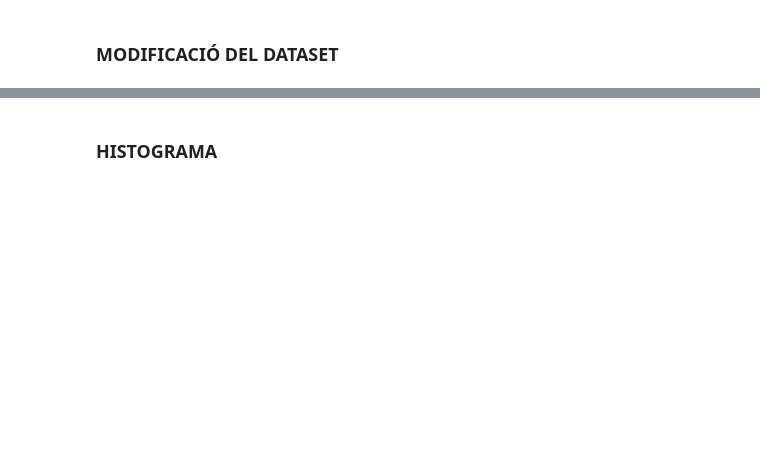
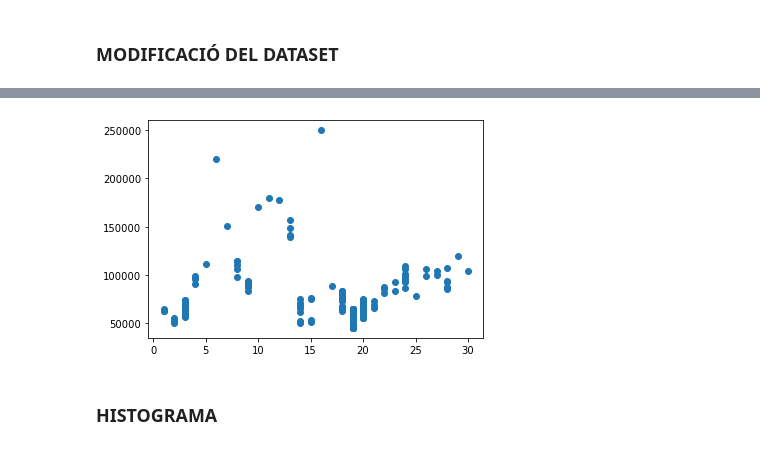
Before and after one commit to AlexCorreaO/Prac_1_regressio_AC, a Jupyter notebook: prac_1_note.ipynb, the cells around one changed output, grey strips where cells are left out. Cells and saved outputs as stored; diff of their text form; code cells hidden in the pictures; blank space fills up the shorter version.

```diff
--- a/prac_1_note.ipynb
+++ b/prac_1_note.ipynb
@@ -118,2 +158,9 @@ ax = plt.scatter(x[:,9], y)
+# %%
+#Salari en funció de la posició
+plt.figure()
+
+ax = plt.scatter(x[:,11], y)
+# %% [output]
+[figure, added]
 # %% [markdown]
 ### HISTOGRAMA
```
Also changed, not shown: parts of 8 cells of this notebook.
